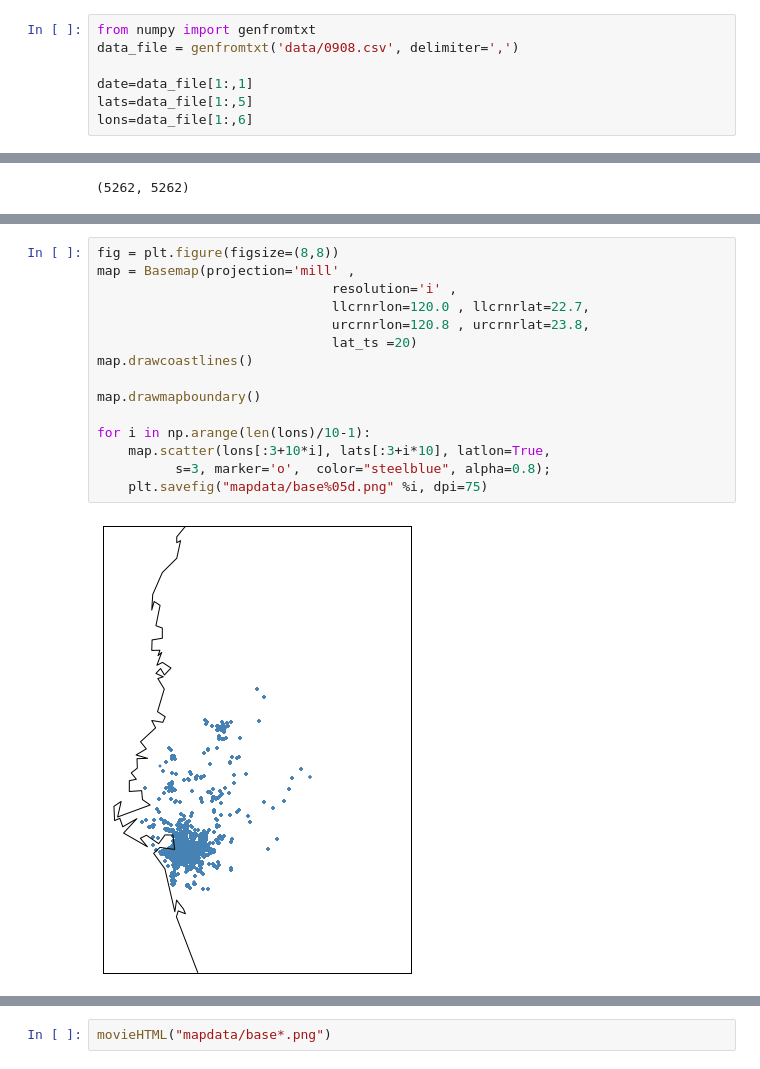
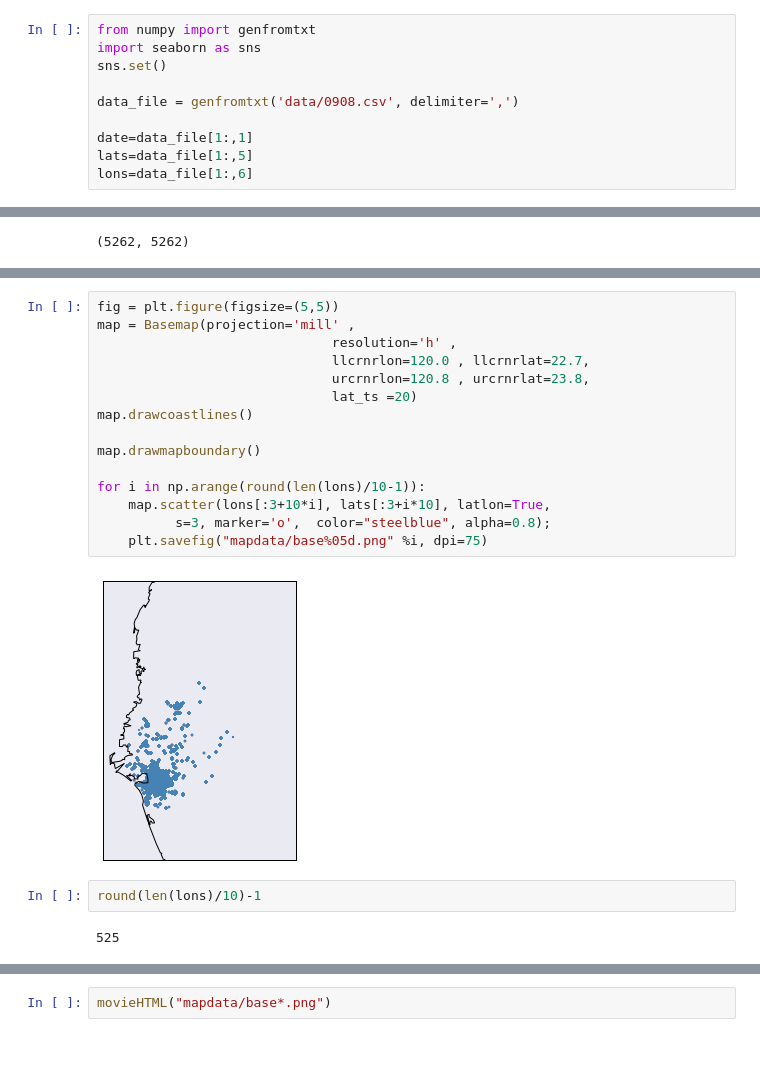
Before and after one commit to cchuang2009/math-2015-2, a Jupyter notebook: 1/maps.ipynb, the cells around one changed output, grey strips where cells are left out. Cells and saved outputs as stored; diff of their text form.

```diff
--- a/1/maps.ipynb
+++ b/1/maps.ipynb
@@ -384,5 +486,8 @@ Show me the dangerous courage that dengue has occupied
 # %%
 from numpy import genfromtxt
+import seaborn as sns
+sns.set()
+
 data_file = genfromtxt('data/0908.csv', delimiter=',')
 
 date=data_file[1:,1]
@@ -485,18 +626,22 @@ display_animation(anim, default_mode='once')
 # %%
-fig = plt.figure(figsize=(8,8))
+fig = plt.figure(figsize=(5,5))
 map = Basemap(projection='mill' ,
-                              resolution='i' ,
+                              resolution='h' ,
                               llcrnrlon=120.0 , llcrnrlat=22.7,
                               urcrnrlon=120.8 , urcrnrlat=23.8,
                               lat_ts =20)
 map.drawcoastlines()
 
 map.drawmapboundary()
 
-for i in np.arange(len(lons)/10-1):
+for i in np.arange(round(len(lons)/10-1)):
     map.scatter(lons[:3+10*i], lats[:3+i*10], latlon=True,
           s=3, marker='o',  color="steelblue", alpha=0.8);
     plt.savefig("mapdata/base%05d.png" %i, dpi=75)
 # %% [output]
-[figure, old version]
+[figure, new version]
+# %%
+round(len(lons)/10)-1
+# %% [output]
+525
 # %%
```
Also changed, not shown: parts of 86 cells of this notebook.
